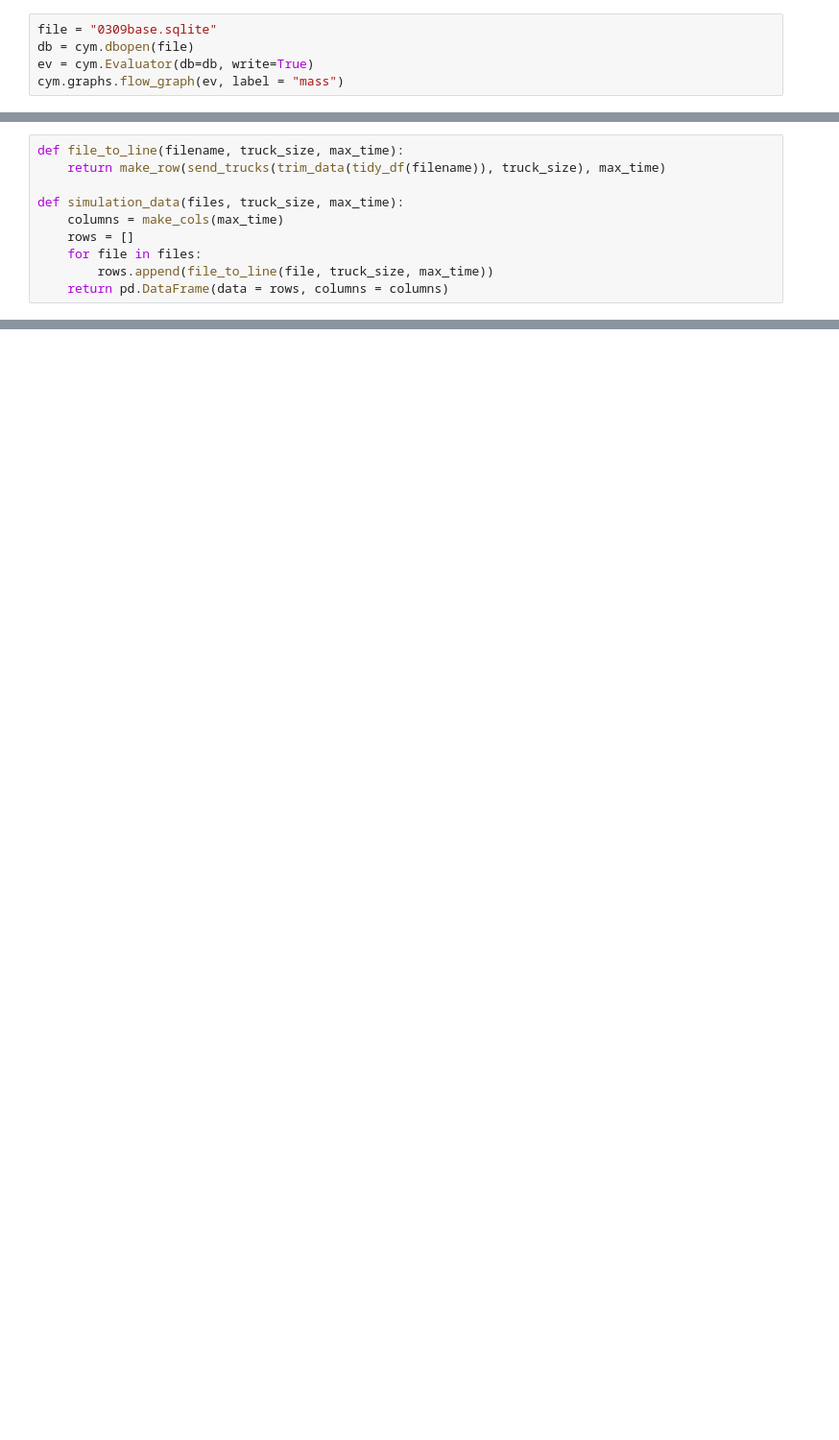
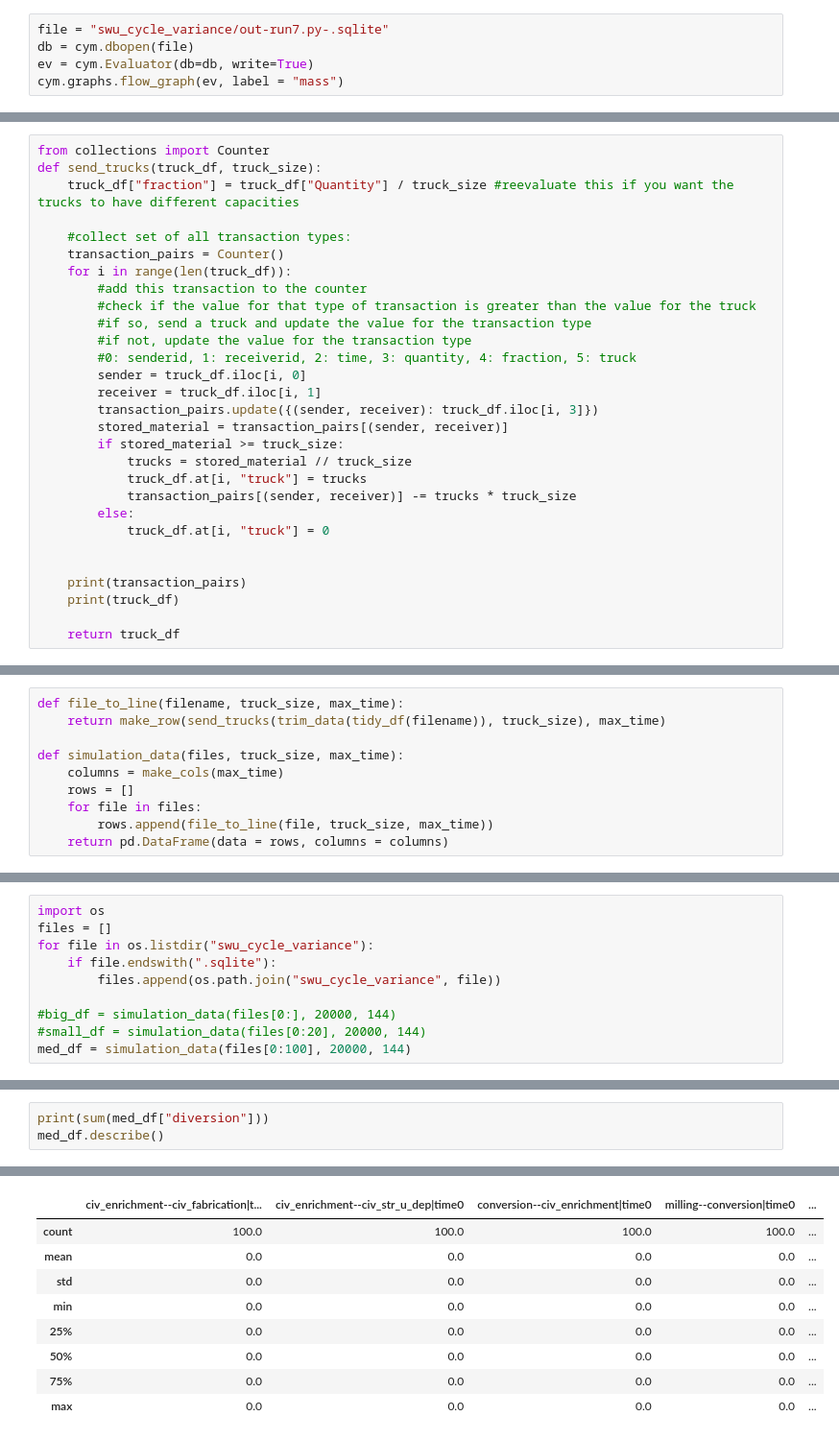
Before and after one commit to a-co/diversion_models, a Jupyter notebook: new_data_gen.ipynb, the cells around one changed output, grey strips where cells are left out. Shown at 96% size. Cells and saved outputs as stored; diff of their text form; blank space fills up the shorter version.

Commit message:
data generator fix

```diff
--- a/new_data_gen.ipynb
+++ b/new_data_gen.ipynb
@@ -11,7 +12,7 @@ from cymetric import graphs as cgr
 from cymetric import timeseries as tm
 from cymetric import filters as fl
 # %%
-file = "0309base.sqlite"
+file = "swu_cycle_variance/out-run7.py-.sqlite"
 db = cym.dbopen(file)
 ev = cym.Evaluator(db=db, write=True)
 cym.graphs.flow_graph(ev, label = "mass")
@@ -108,3 +84,32 @@ def send_trucks(truck_df, truck_size):
+# %%
+from collections import Counter
+def send_trucks(truck_df, truck_size):
+    truck_df["fraction"] = truck_df["Quantity"] / truck_size #reevaluate this if you want the trucks to have different capacities
+
+    #collect set of all transaction types:
+    transaction_pairs = Counter()
+    for i in range(len(truck_df)):
+        #add this transaction to the counter
+        #check if the value for that type of transaction is greater than the value for the truck
+        #if so, send a truck and update the value for the transaction type
+        #if not, update the value for the transaction type
+        #0: senderid, 1: receiverid, 2: time, 3: quantity, 4: fraction, 5: truck
+        sender = truck_df.iloc[i, 0]
+        receiver = truck_df.iloc[i, 1]
+        transaction_pairs.update({(sender, receiver): truck_df.iloc[i, 3]})
+        stored_material = transaction_pairs[(sender, receiver)]
+        if stored_material >= truck_size:
+            trucks = stored_material // truck_size
+            truck_df.at[i, "truck"] = trucks
+            transaction_pairs[(sender, receiver)] -= trucks * truck_size
+        else:
+            truck_df.at[i, "truck"] = 0
+
+
+    print(transaction_pairs)
+    print(truck_df)
+
+    return truck_df
 # %% [markdown]
 #### flatten data into single row for use with other runs
 # %% [markdown]
@@ -190,0 +225,10 @@ See the caveats in the documentation: http://pandas.pydata.org/pandas-docs/stabl
+# %%
+import os
+files = []
+for file in os.listdir("swu_cycle_variance"):
+    if file.endswith(".sqlite"):
+        files.append(os.path.join("swu_cycle_variance", file))
+
+#big_df = simulation_data(files[0:], 20000, 144)
+#small_df = simulation_data(files[0:20], 20000, 144)
+med_df = simulation_data(files[0:100], 20000, 144)
@@ -190,0 +273,4 @@ See the caveats in the documentation: http://pandas.pydata.org/pandas-docs/stabl
+# %%
+print(sum(med_df["diversion"]))
+med_df.describe()
+# %% [output]
@@ -190,0 +278,9 @@ See the caveats in the documentation: http://pandas.pydata.org/pandas-docs/stabl
+|  | civ_enrichment--civ_fabrication|t... | civ_enrichment--civ_str_u_dep|time0 | conversion--civ_enrichment|time0 | milling--conversion|time0 | ... |
+| count | 100.0 | 100.0 | 100.0 | 100.0 | ... |
+| mean | 0.0 | 0.0 | 0.0 | 0.0 | ... |
+| std | 0.0 | 0.0 | 0.0 | 0.0 | ... |
+| min | 0.0 | 0.0 | 0.0 | 0.0 | ... |
+| 25% | 0.0 | 0.0 | 0.0 | 0.0 | ... |
+| 50% | 0.0 | 0.0 | 0.0 | 0.0 | ... |
+| 75% | 0.0 | 0.0 | 0.0 | 0.0 | ... |
+| max | 0.0 | 0.0 | 0.0 | 0.0 | ... |
```
Also changed, not shown: parts of 12 cells of this notebook, 11 other files.
